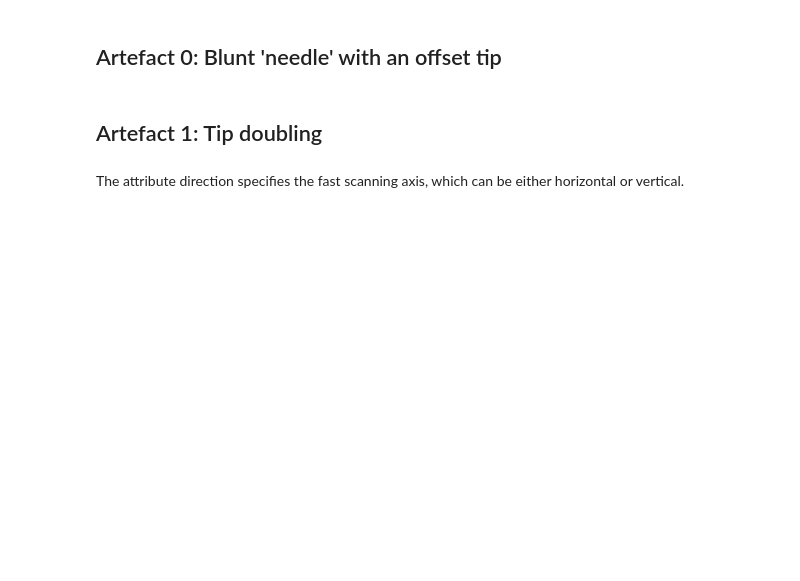
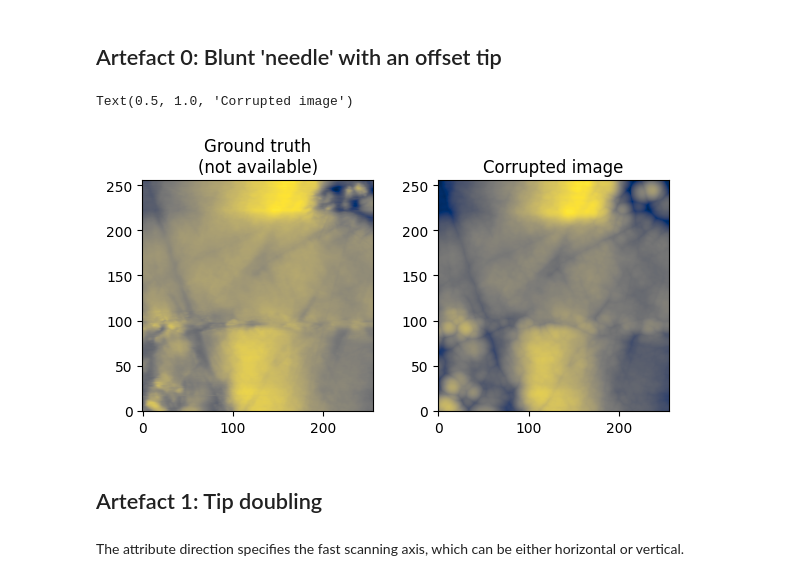
Before and after one commit to pycroscopy/DTMicroscope, a Jupyter notebook: notebooks/AFM/1_AFM_Imperfect_Probe_COLAB_Hackaton.ipynb, the cells around one changed output. Saved outputs shown, nothing was run; the diff lists cells and outputs as text; code cells hidden in the pictures; blank space fills up the shorter version.

```diff
--- a/notebooks/AFM/1_AFM_Imperfect_Probe_COLAB_Hackaton.ipynb
+++ b/notebooks/AFM/1_AFM_Imperfect_Probe_COLAB_Hackaton.ipynb
@@ -62,12 +121,21 @@ kwargs = {'effect': 'real_tip', 'r_tip': r_tip, 'center': center}
 #several effects can be combined in the mod_dict list
 mod_dict = [{'effect': 'real_tip', 'kwargs': kwargs},]
 # %%
+#scan without modification
+array_list, shape, dtype  =  mic_server.get_scan(channels=['HeightRetrace',], modification=None)
+dat0 =  np.array(array_list, dtype=dtype).reshape(shape)
+array_list, shape, dtype = mic_server.get_scan(channels=['HeightRetrace',], modification=mod_dict)
+dat1 = np.array(array_list, dtype=dtype).reshape(shape)
+
 fig, ax = plt.subplots(1, 2, figsize=(7,3))
 
 ax[0].imshow(dat[0].T, cmap='cividis', origin='lower')
 ax[0].set_title('Ground truth\n(not available)')
-ax[1].imshow(dat0[0].T, cmap='cividis', origin='lower')
+ax[1].imshow(dat1[0].T, cmap='cividis', origin='lower')
 ax[1].set_title('Corrupted image')
+# %% [output]
+Text(0.5, 1.0, 'Corrupted image')
+[figure, added]
 # %% [markdown]
 ## Artefact 1: Tip doubling
 # %%
```
Also changed, not shown: parts of 6 cells of this notebook.
